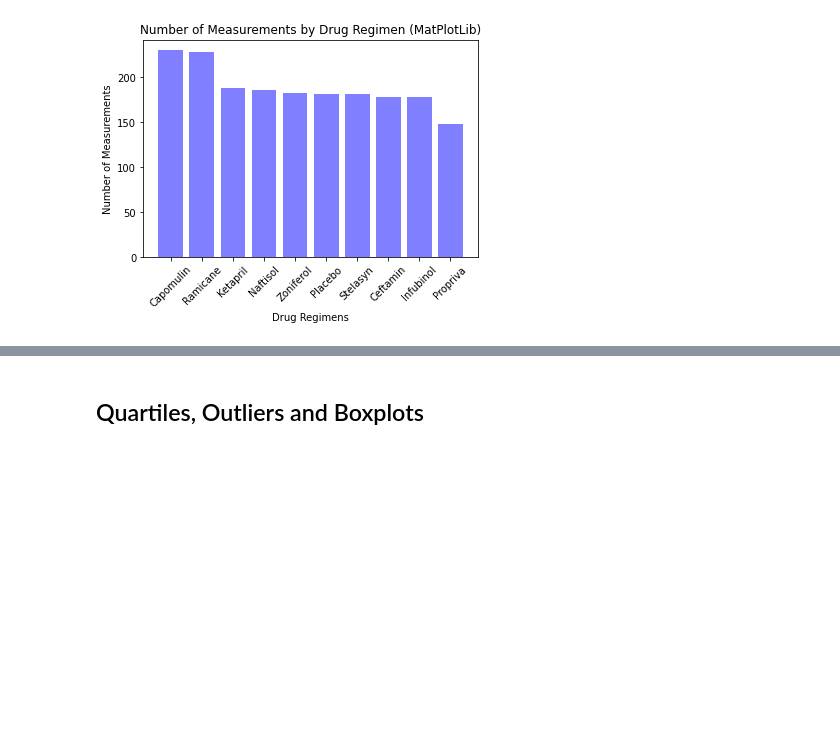
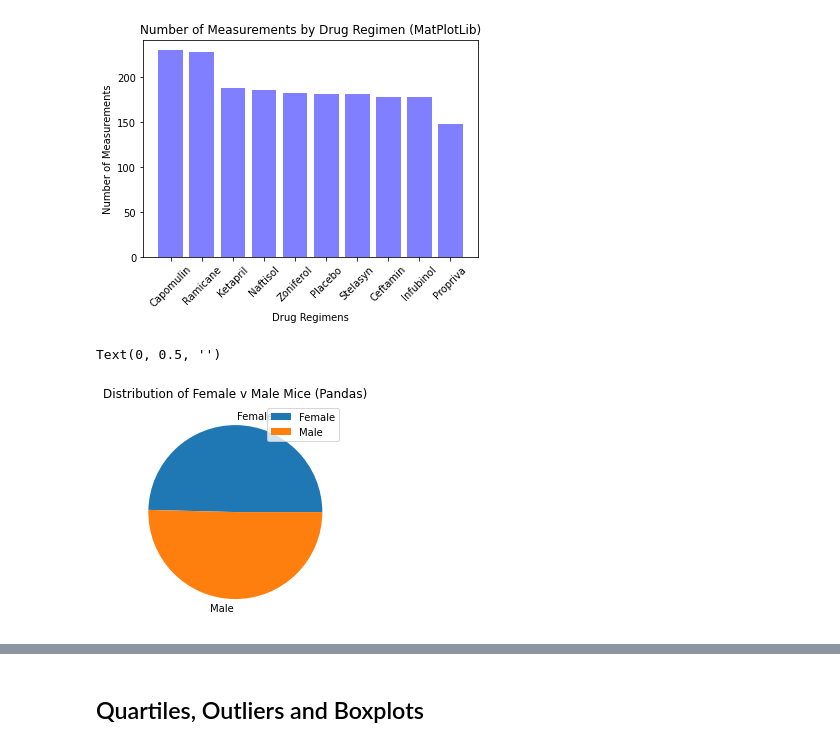
Before and after one commit to tiffanyharris711/matplotlib-challenge, a Jupyter notebook: pymaceuticals_starter.ipynb, the cells around one changed output, grey strips where cells are left out. Cells and saved outputs as stored; diff of their text form; code cells hidden in the pictures; blank space fills up the shorter version.

Commit message:
finished pie charts

```diff
--- a/pymaceuticals_starter.ipynb
+++ b/pymaceuticals_starter.ipynb
@@ -197,4 +197,14 @@ plt.ylabel("Number of Measurements")
 plt.show()
 # %% [output]
 [figure]
+# %%
+# Generate a pie plot showing the distribution of female versus male mice using pandas
+gender_count = clean_merged_data[["Mouse ID","Sex"]].drop_duplicates()
+gender_count_groupby =gender_count.groupby(["Sex"]).count()
+gender_count_groupby
+pandas_pie = gender_count_groupby.plot.pie(y="Mouse ID", title="Distribution of Female v Male Mice (Pandas)")
+pandas_pie.set_ylabel('')
+# %% [output]
+Text(0, 0.5, '')
+[figure, added]
 # %%
```
Also changed, not shown: parts of 2 cells of this notebook.
